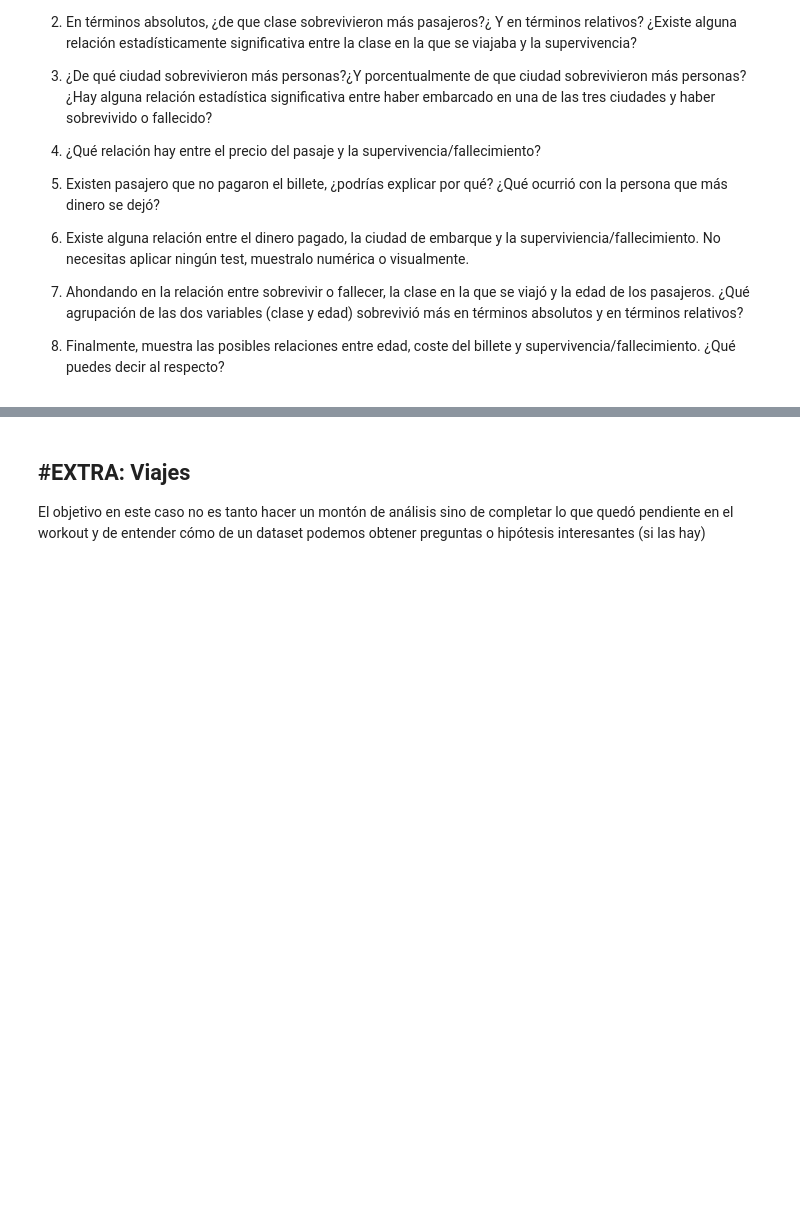
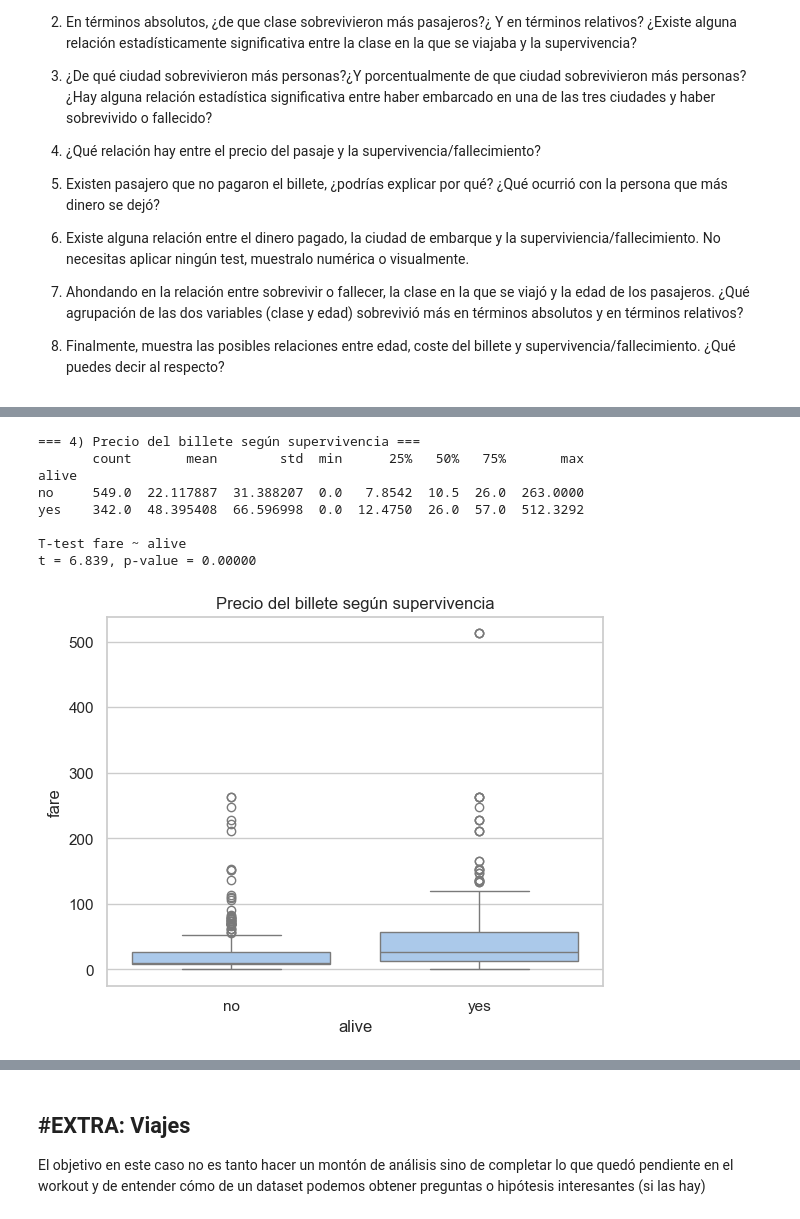
Before and after one commit to dianahoyos/DS_Online_Diana_Hoyos, a Jupyter notebook: 03_Data_Analysis/Sprint_07/Unidad_02_Estadistica_Descriptiva_Multivariante/03_Practica_Obligatoria/18_Practica_Obligatoria_Multivariante.ipynb, the cells around one changed output, grey strips where cells are left out. Cells and saved outputs as stored; diff of their text form; code cells hidden in the pictures; blank space fills up the shorter version.

```diff
--- a/03_Data_Analysis/Sprint_07/Unidad_02_Estadistica_Descriptiva_Multivariante/03_Practica_Obligatoria/18_Practica_Obligatoria_Multivariante.ipynb
+++ b/03_Data_Analysis/Sprint_07/Unidad_02_Estadistica_Descriptiva_Multivariante/03_Practica_Obligatoria/18_Practica_Obligatoria_Multivariante.ipynb
@@ -113,0 +232,39 @@ Realiza los análisis bivariantes o multivariantes que necesites, así como los
+# %%
+# ------------------------------------------------------------
+# 4) Relación entre precio del pasaje (fare) y supervivencia
+#    - Comparamos la media del billete de los que sobreviven vs los que no.
+#    - Usamos un t-test para ver si la diferencia es significativa.
+# ------------------------------------------------------------
+
+# groupby = separa los datasets en dos grupos : pasajeros que sobrevivieron (alive = yes) : que murieron (alive = no)
+# fare = selecciona la columna del precio del billete
+# describe = calcula estadisticas basicas (count, mean, std, min, max, percentiles)
+print("\n\n=== 4) Precio del billete según supervivencia ===")
+print(df.groupby("alive")["fare"].describe())
+
+# Separamos en dos grupos: los que sobreviven y los que no
+fare_vivos = df.loc[df["alive"] == "yes", "fare"]
+fare_muertos = df.loc[df["alive"] == "no", "fare"]
+
+# t-test (compara medias de dos grupos)
+t_stat, p_val = ttest_ind(fare_vivos, fare_muertos,
+                          equal_var=False,   # no asumimos varianzas iguales
+                          nan_policy="omit") # ignorar posibles NaN
+print("\nT-test fare ~ alive")
+print(f"t = {t_stat:.3f}, p-value = {p_val:.5f}")
+# De nuevo, p-value pequeño (<0.05) sugiere que las medias son distintas.
+
+# Gráfico sencillo para visualizar (boxplot)
+sns.boxplot(data=df, x="alive", y="fare")
+plt.title("Precio del billete según supervivencia")
+plt.show()
+# %% [output]
+=== 4) Precio del billete según supervivencia ===
+       count       mean        std  min      25%   50%   75%       max
+alive
+no     549.0  22.117887  31.388207  0.0   7.8542  10.5  26.0  263.0000
+yes    342.0  48.395408  66.596998  0.0  12.4750  26.0  57.0  512.3292
+
+T-test fare ~ alive
+t = 6.839, p-value = 0.00000
+[figure, added]
```
Also changed, not shown: parts of 9 cells of this notebook, 10 other files.
